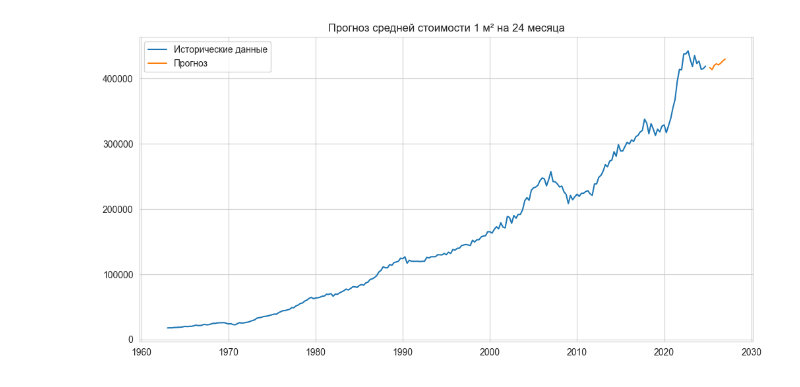
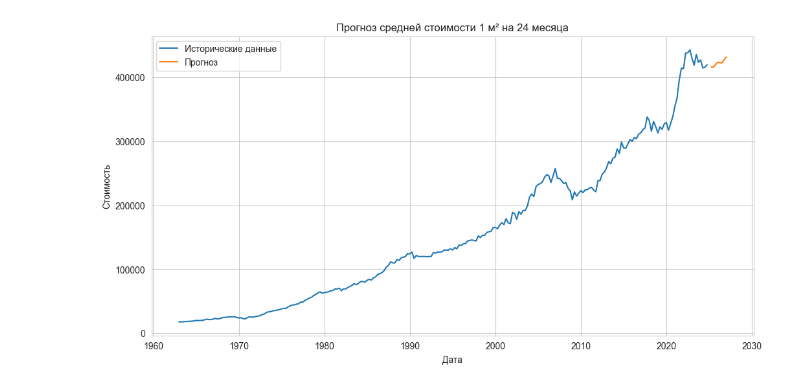
Before and after one commit to Salamandra4545/Lab1sem8, a Jupyter notebook: main.ipynb, the cells around one changed output. Cells and saved outputs as stored; diff of their text form; code cells hidden in the pictures.

```diff
--- a/main.ipynb
+++ b/main.ipynb
@@ -158,15 +169,21 @@ Prophet RMSE: 60172.51, MAE: 47509.55
 # %%
-# 8. Прогнозирование лучшей моделью
-# Предположим, SARIMA(2,1,2)x(1,1,1,4) показала лучшие результаты
-best_model = SARIMAX(df['MSPUS'], order=(2,1,2), seasonal_order=(1,1,1,4))
-best_model_fit = best_model.fit(disp=False)
-forecast = best_model_fit.forecast(steps=8)  # 24 месяца = 8 кварталов
+# 8. Прогнозирование на 24 месяца (8 кварталов)
+# Выбираем лучшую модель (например, SARIMA с наилучшими параметрами)
+best_order = (2,1,1)
+best_seasonal = (1,1,1,4)
+
+model = SARIMAX(df['MSPUS'], order=best_order, seasonal_order=best_seasonal)
+model_fit = model.fit(disp=False)
+forecast = model_fit.forecast(steps=8)  # 8 кварталов = 24 месяца
 
 # Визуализация прогноза
+plt.figure(figsize=(12, 6))
 plt.plot(df.index, df['MSPUS'], label='Исторические данные')
 plt.plot(pd.date_range(df.index[-1], periods=9, freq='Q')[1:], forecast, label='Прогноз')
 plt.title('Прогноз средней стоимости 1 м² на 24 месяца')
+plt.xlabel('Дата')
+plt.ylabel('Стоимость')
 plt.legend()
 plt.show()
 # %% [output]
-[figure, old version]
+[figure, new version]
```
Also changed, not shown: parts of 9 cells of this notebook.
